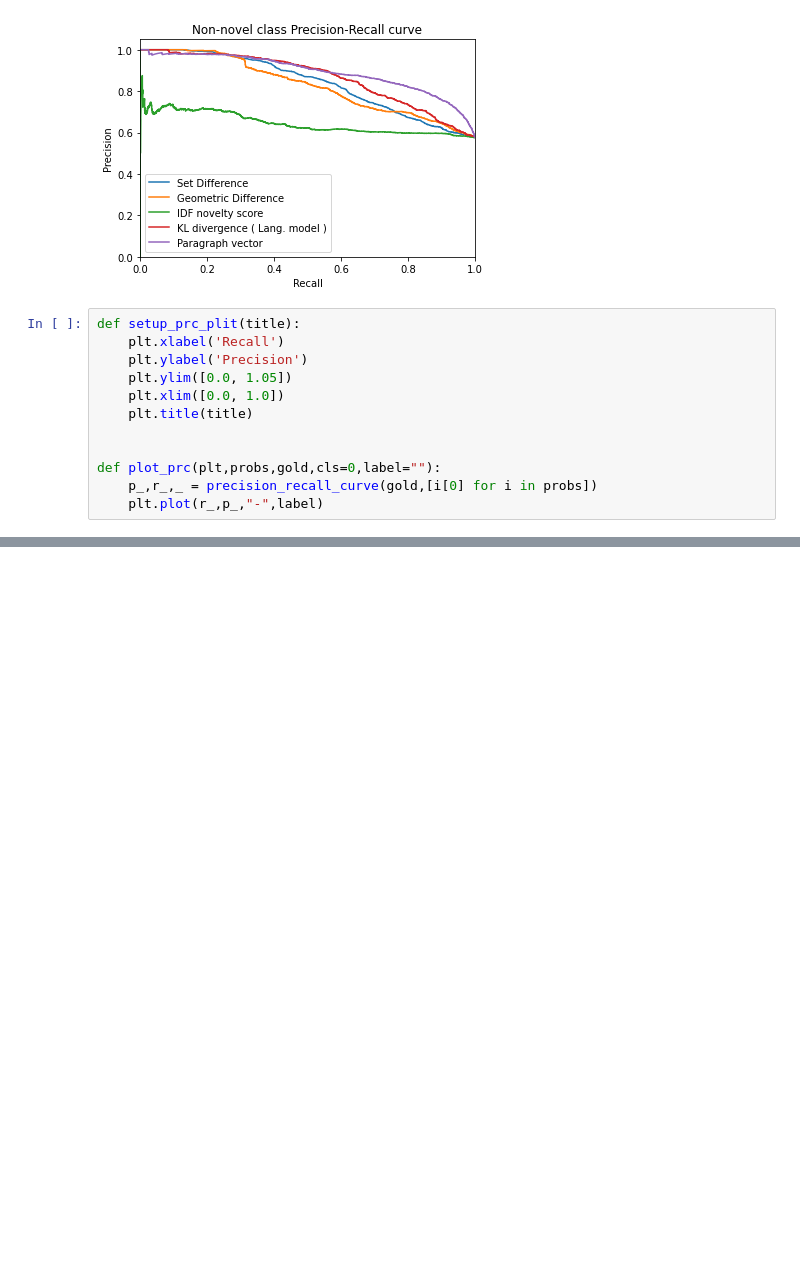
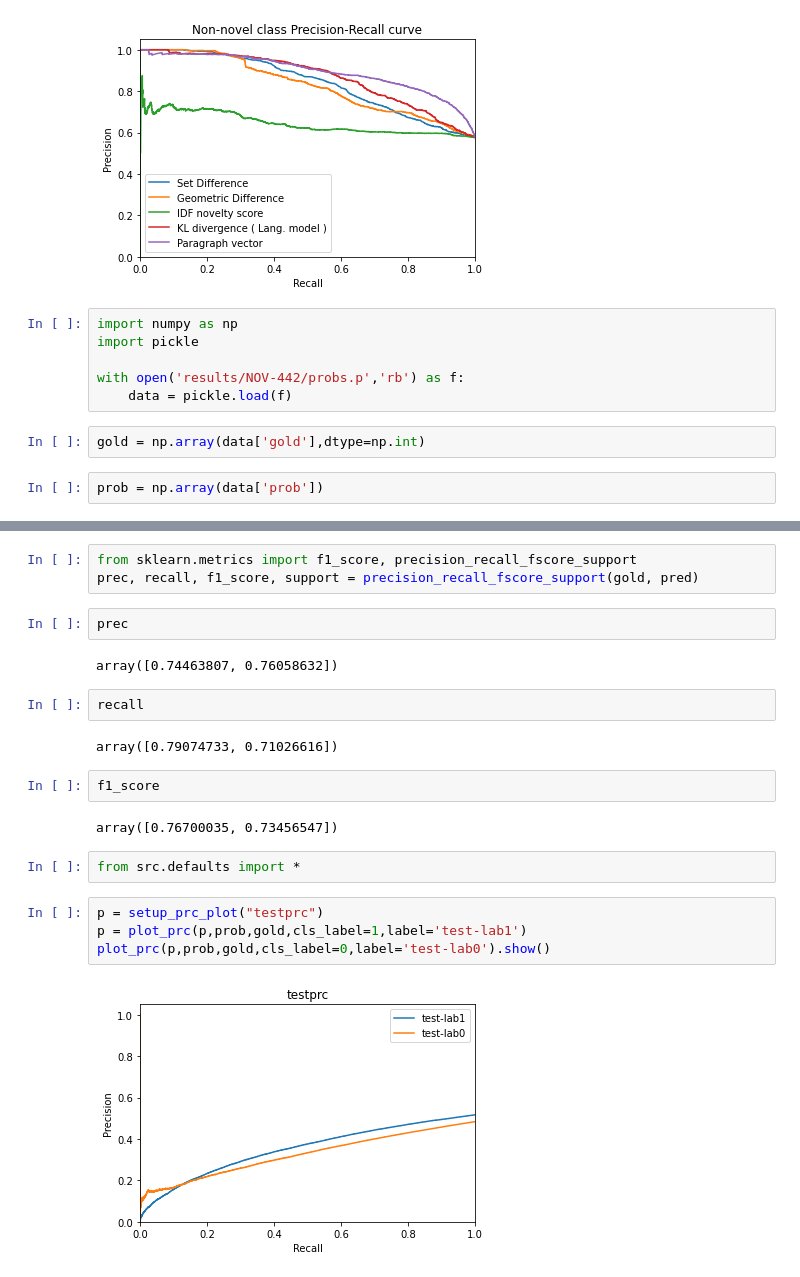
Before and after one commit to aditya140/NoveltyDetectionResearch, a Jupyter notebook: test.ipynb, the cells around one changed output, grey strips where cells are left out. Cells and saved outputs as stored; diff of their text form; blank space fills up the shorter version.

```diff
--- a/test.ipynb
+++ b/test.ipynb
@@ -117,15 +117,13 @@ plt.legend(loc='best')
 plt.show()
 # %% [output]
 [figure]
-# %%
-def setup_prc_plit(title):
-    plt.xlabel('Recall')
-    plt.ylabel('Precision')
-    plt.ylim([0.0, 1.05])
-    plt.xlim([0.0, 1.0])
-    plt.title(title)
-
-
-def plot_prc(plt,probs,gold,cls=0,label=""):
-    p_,r_,_ = precision_recall_curve(gold,[i[0] for i in probs])
-    plt.plot(r_,p_,"-",label)
+# %%
+import numpy as np
+import pickle
+
+with open('results/NOV-442/probs.p','rb') as f:
+    data = pickle.load(f)
+# %%
+gold = np.array(data['gold'],dtype=np.int)
+# %%
+prob = np.array(data['prob'])
@@ -131,0 +136,23 @@ def plot_prc(plt,probs,gold,cls=0,label=""):
+# %%
+from sklearn.metrics import f1_score, precision_recall_fscore_support
+prec, recall, f1_score, support = precision_recall_fscore_support(gold, pred)
+# %%
+prec
+# %% [output]
+array([0.74463807, 0.76058632])
+# %%
+recall
+# %% [output]
+array([0.79074733, 0.71026616])
+# %%
+f1_score
+# %% [output]
+array([0.76700035, 0.73456547])
+# %%
+from src.defaults import *
+# %%
+p = setup_prc_plot("testprc")
+p = plot_prc(p,prob,gold,cls_label=1,label='test-lab1')
+plot_prc(p,prob,gold,cls_label=0,label='test-lab0').show()
+# %% [output]
+[figure, added]
```
Also changed, not shown: parts of 31 cells of this notebook, 2 other files.
